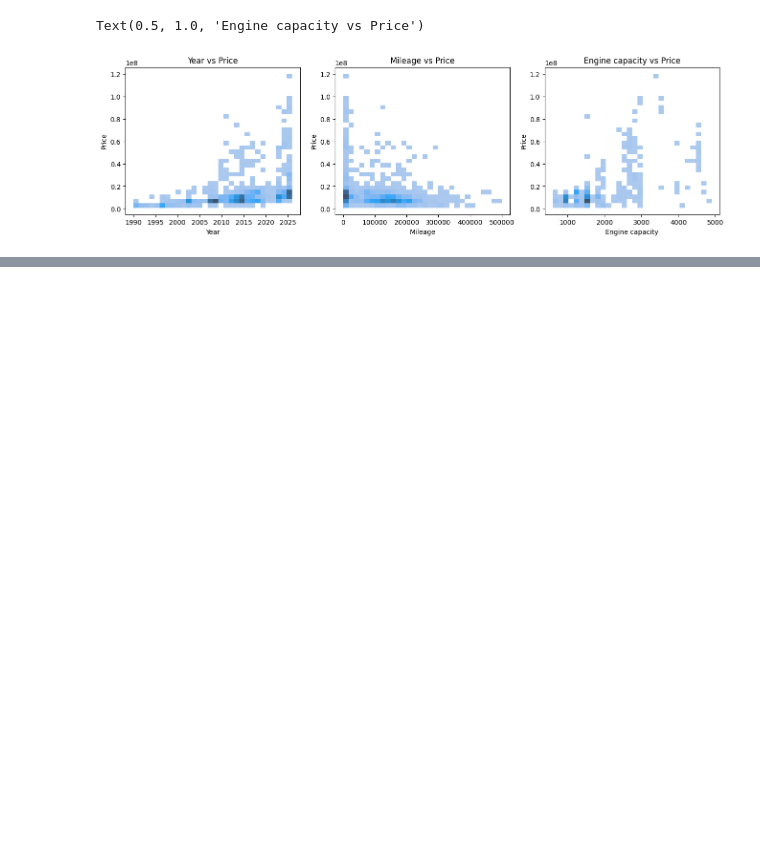
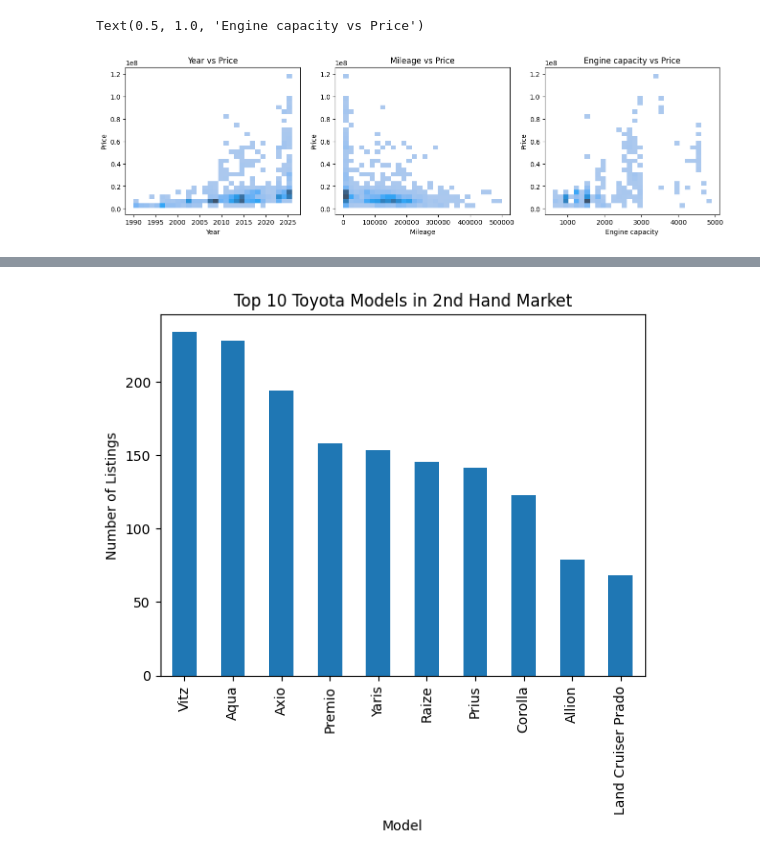
Before and after one commit to ChamodyaMihirath/2nd-hand-vehicle-price-predictor, a Jupyter notebook: notebooks/eda.ipynb, the cells around one changed output, grey strips where cells are left out. Cells and saved outputs as stored; diff of their text form; code cells hidden in the pictures; blank space fills up the shorter version.

```diff
--- a/notebooks/eda.ipynb
+++ b/notebooks/eda.ipynb
@@ -48,0 +49,11 @@ plt.show()
+# %%
+
+top_models = car["Model"].value_counts().head(10)
+top_models.plot.bar()
+
+plt.title("Top 10 Toyota Models in 2nd Hand Market")
+plt.xlabel("Model")
+plt.ylabel("Number of Listings")
+plt.show()
+# %% [output]
+[figure, added]
```
Also changed, not shown: parts of 14 cells of this notebook, 3 other files.
